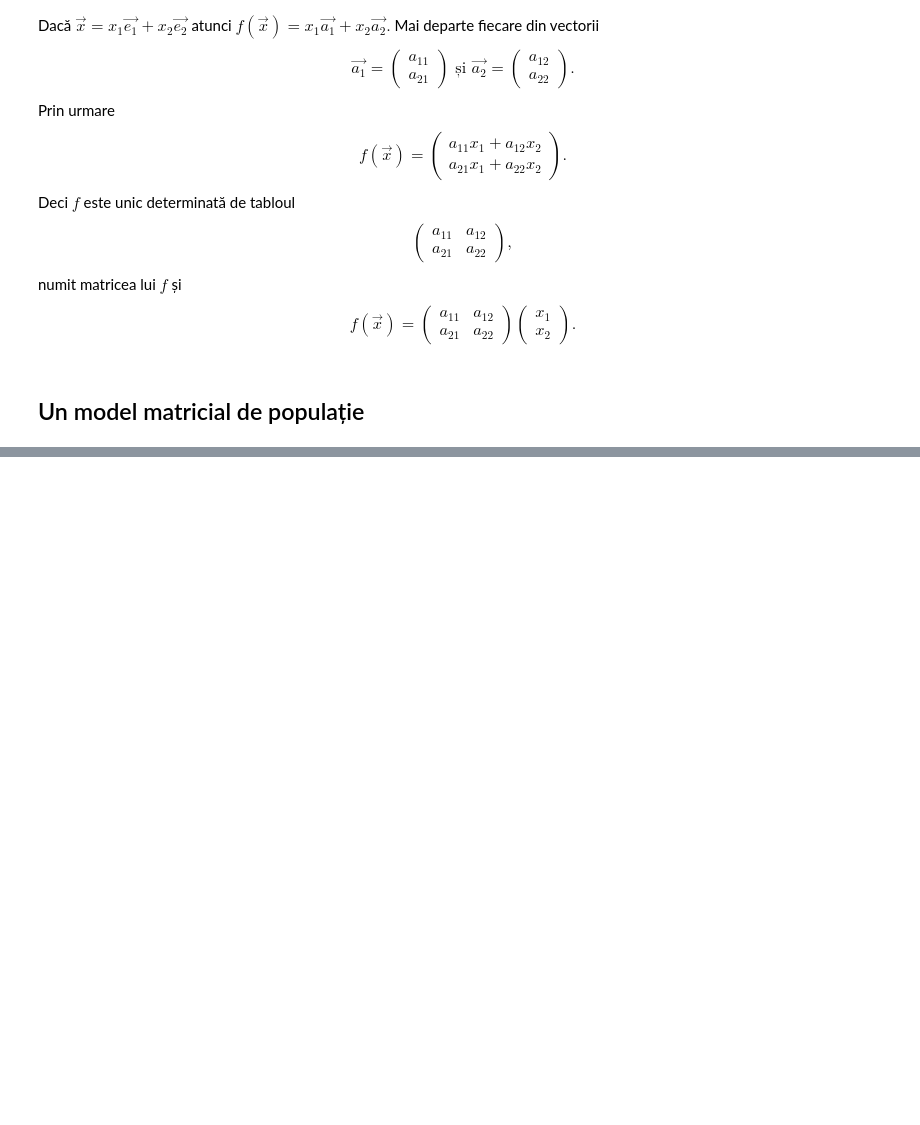
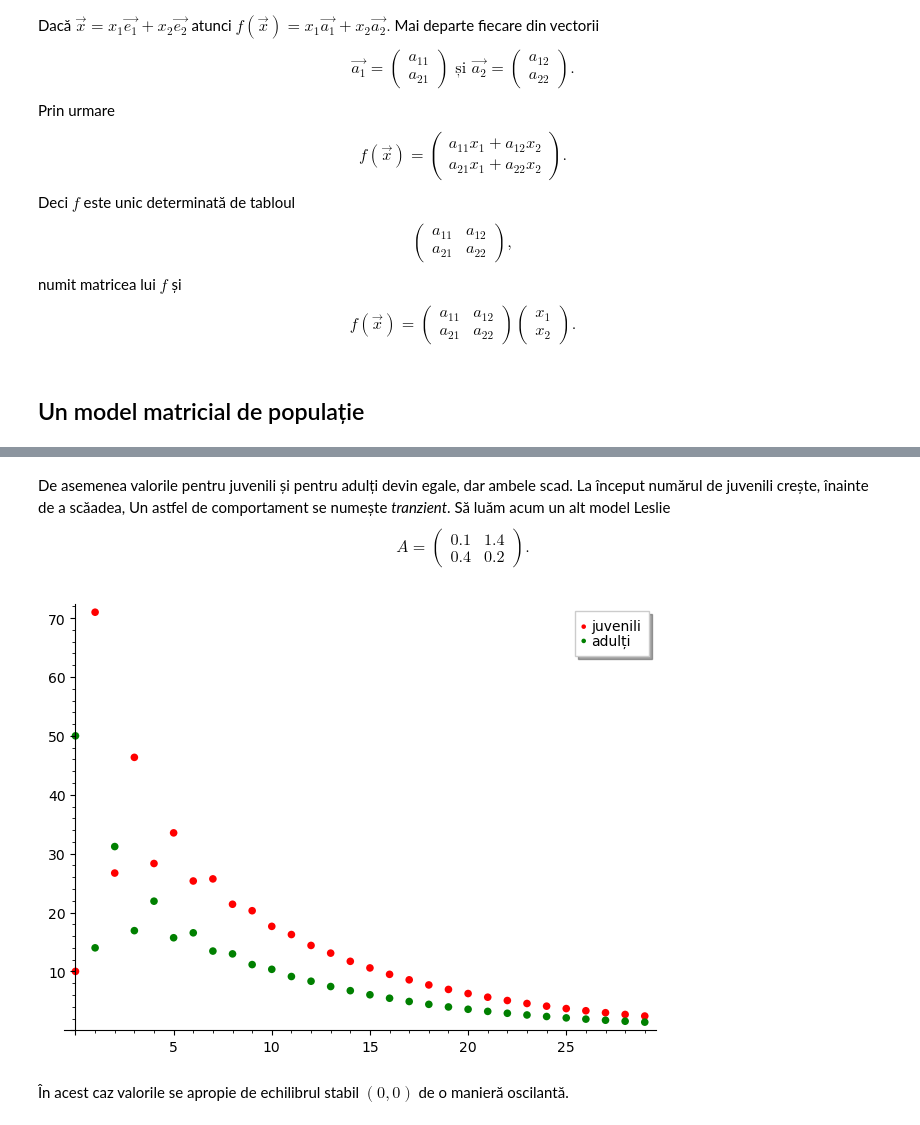
Before and after one commit to adhalanay/curs-ecologie, a Jupyter notebook: Cursul7.ipynb, the cells around one changed output, grey strips where cells are left out. Saved outputs shown, nothing was run; the diff lists cells and outputs as text; code cells hidden in the pictures; blank space fills up the shorter version.

Commit message:
Modele

```diff
--- a/Cursul7.ipynb
+++ b/Cursul7.ipynb
@@ -100,0 +202,22 @@ $$
+# %% [markdown]
+De asemenea valorile pentru juvenili și pentru adulți devin egale, dar ambele scad. La început numărul de juvenili crește, înainte de a scăadea,
+Un astfel de comportament se numește *tranzient*. Să luăm acum un alt model Leslie
+$$
+A=\left(\begin{array}{cc} 0.1 & 1.4  \\ 0.4 & 0.2 \end{array}\right).
+$$
+# %%
+x=vector([10,50])
+A=Matrix([[0.1,1.4],[0.4,0.2]])
+v_j=[]
+v_a=[]
+for n in range(30):
+    v_j.append(x[0])
+    v_a.append(x[1])
+    x=A*x
+p1=list_plot(v_j,size=30,color='red',legend_label='juvenili')
+p2=list_plot(v_a,size=30,color='green',legend_label='adulți')
+(p1+p2).show()
+# %% [output]
+[figure, added]
+# %% [markdown]
+În acest caz valorile se apropie de echilibrul stabil $(0,0)$ de o manieră oscilantă.
```
Also changed, not shown: parts of 8 cells of this notebook.
